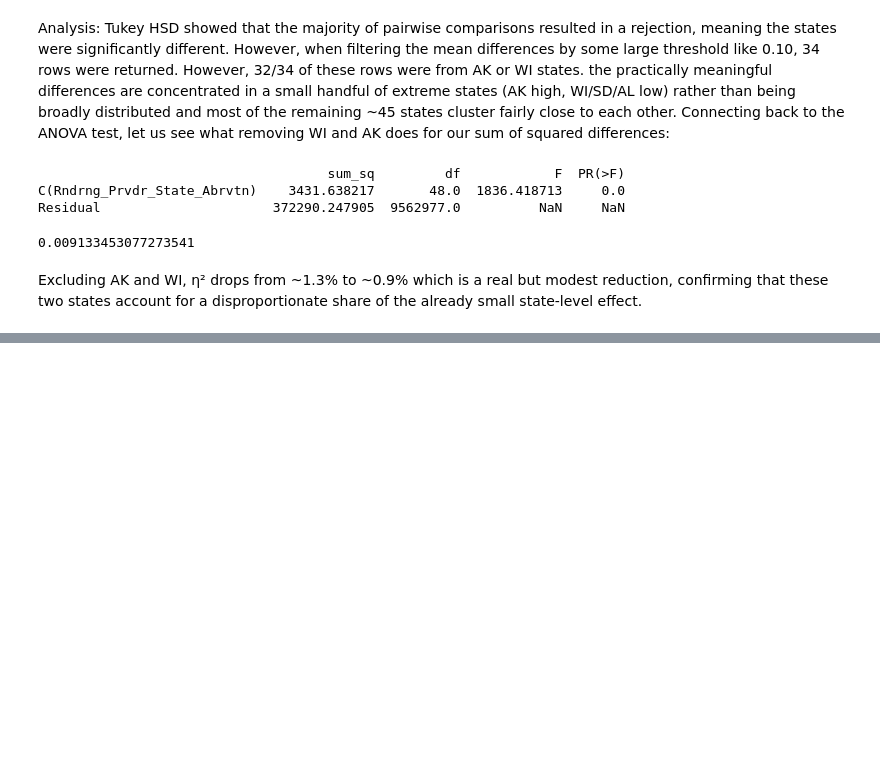
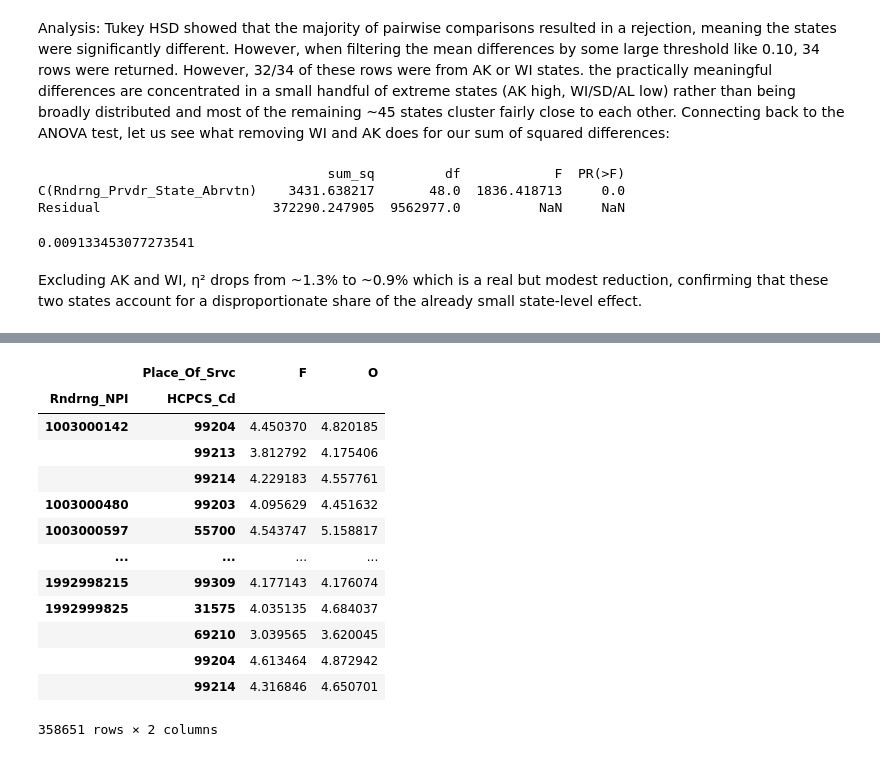
Before and after one commit to AdvayBhatt/healthcare-analytics, a Jupyter notebook: notebooks/01_eda.ipynb, the cells around one changed output, grey strips where cells are left out. Saved outputs shown, nothing was run; the diff lists cells and outputs as text; code cells hidden in the pictures; blank space fills up the shorter version.

```diff
--- a/notebooks/01_eda.ipynb
+++ b/notebooks/01_eda.ipynb
@@ -511,0 +952,25 @@ fig
+# %%
+pair_counts = pivoted_paired.groupby(level='HCPCS_Cd').count()
+
+eligible_codes = pair_counts[pair_counts['F'] >= 20].index
+
+pivoted_paired_filtered = pivoted_paired[
+    pivoted_paired.index.get_level_values('HCPCS_Cd').isin(eligible_codes)
+]
+# %%
+pivoted_paired_filtered
+# %% [output]
+|  | Place_Of_Srvc | F | O |
+| Rndrng_NPI | HCPCS_Cd |  |  |
+| 1003000142 | 99204 | 4.450370 | 4.820185 |
+|  | 99213 | 3.812792 | 4.175406 |
+|  | 99214 | 4.229183 | 4.557761 |
+| 1003000480 | 99203 | 4.095629 | 4.451632 |
+| 1003000597 | 55700 | 4.543747 | 5.158817 |
+| ... | ... | ... | ... |
+| 1992998215 | 99309 | 4.177143 | 4.176074 |
+| 1992999825 | 31575 | 4.035135 | 4.684037 |
+|  | 69210 | 3.039565 | 3.620045 |
+|  | 99204 | 4.613464 | 4.872942 |
+|  | 99214 | 4.316846 | 4.650701 |
+358651 rows × 2 columns
```
Also changed, not shown: parts of 42 cells of this notebook.
